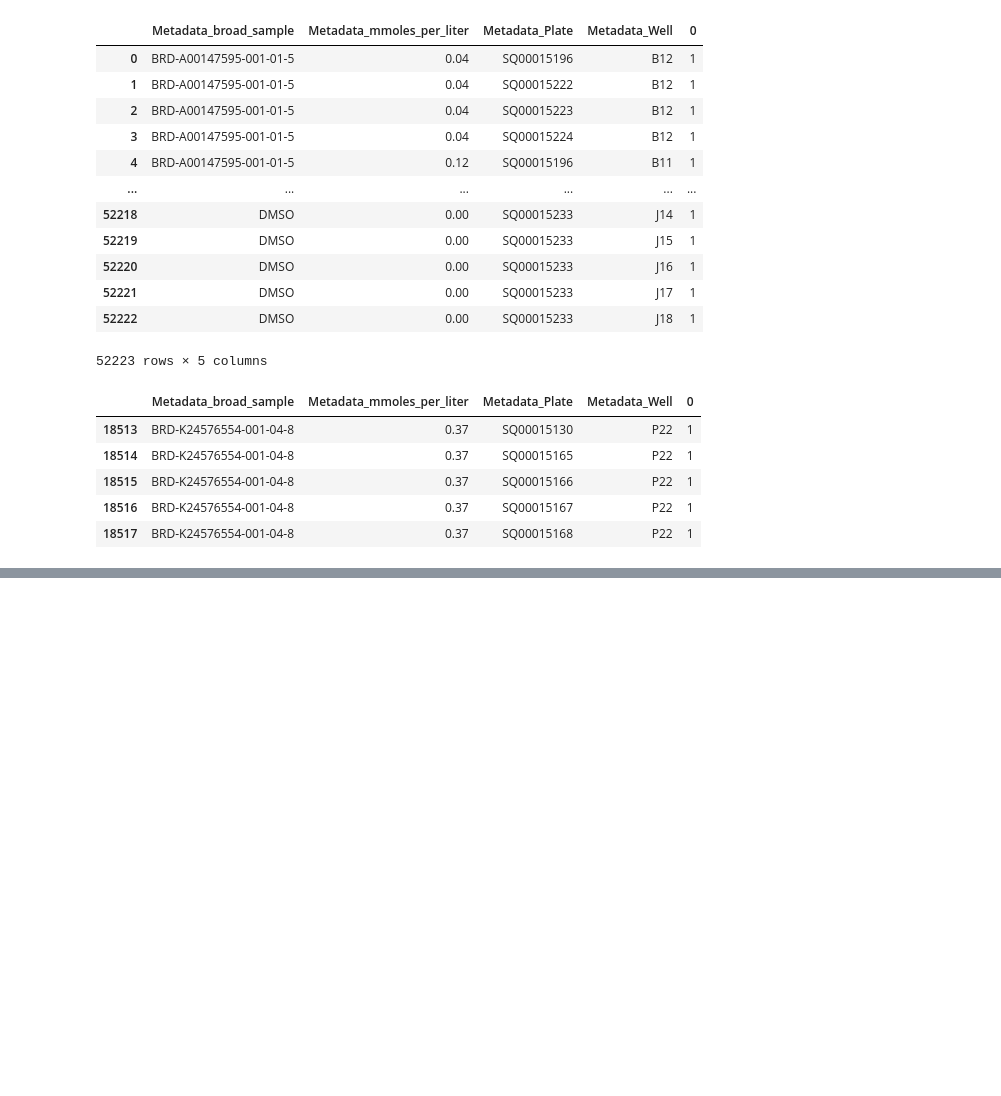
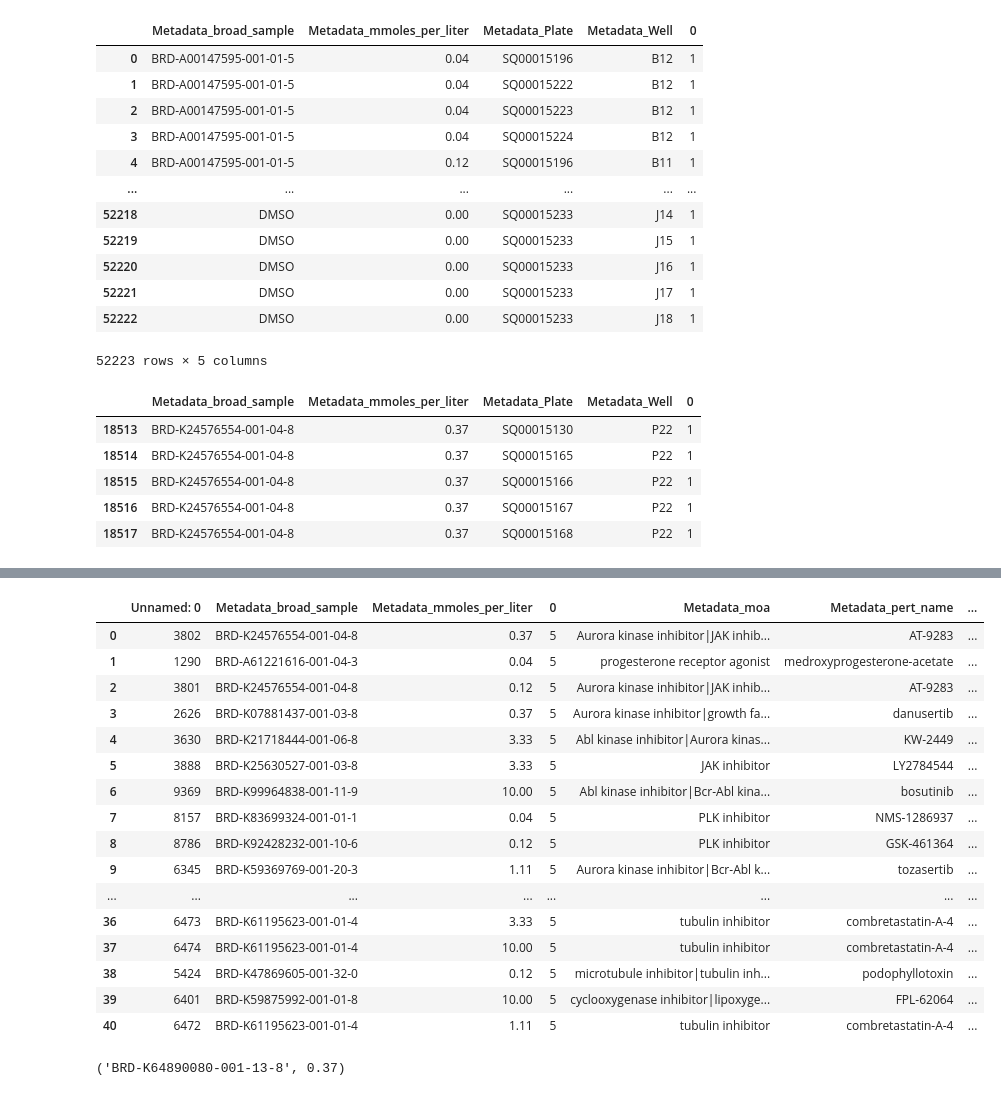
Before and after one commit to broadinstitute/SingleCell_Morphological_Analysis, a Jupyter notebook: 0.read_single_cells.ipynb, the cells around one changed output, grey strips where cells are left out. Saved outputs shown, nothing was run; the diff lists cells and outputs as text; code cells hidden in the pictures; blank space fills up the shorter version.

Commit message:
Update single cell vis funcs

```diff
--- a/0.read_single_cells.ipynb
+++ b/0.read_single_cells.ipynb
@@ -374,8 +383,8 @@ import pickle
 drug_list_rank=pd.read_excel("/home/ubuntu/bucket/projects/2016_08_01_RadialMitochondriaDistribution_donna/\
 workspace/Metadata_drugRep/drugList_20210115_uncorrForSiteAgg.xlsx")
 drug_list_rank=drug_list_rank[~drug_list_rank["phenotype_abundance_pval"].isnull()]
-
-drug_list_rank=drug_list_rank.sort_values(by=['phenotype_abundance_t'],ascending=1)
+drug_list_rank_Top=drug_list_rank.loc[0:20].append(drug_list_rank.loc[drug_list_rank.shape[0]-20:]).reset_index(drop=True)
+# drug_list_rank=drug_list_rank.sort_values(by=['phenotype_abundance_t'],ascending=1)
 
 meta_lincs=pd.read_csv("/home/ubuntu/bucket/projects/2018_04_20_Rosetta/\
 workspace/results/synth_meta/meta_lincs_repLevel.csv")
@@ -393,9 +402,10 @@ batchName='2016_04_01_a549_48hr_batch1_Mito_Project'
 
 
 
-for row in range(drug_list_rank.shape[0]):#[1140:]:
+for row in range(drug_list_rank_Top.shape[0]):#[1140:]:
     X_Metadata_broad_sample,X_Metadata_mmoles_per_liter=\
-    drug_list_rank.loc[row,['Metadata_broad_sample','Metadata_mmoles_per_liter']].values;
+    drug_list_rank_Top.loc[row,['Metadata_broad_sample','Metadata_mmoles_per_liter']].values;
+
 
     pert=X_Metadata_broad_sample+"_"+str(X_Metadata_mmoles_per_liter)
     print(pert)
@@ -404,6 +414,7 @@ for row in range(drug_list_rank.shape[0]):#[1140:]:
     start_time = time.time()
 
     pert_df_allP0=[]
+    pert_df_dmsos0=[]
     for j in range(pert_df.shape[0]):
         # p,wells="SQ00015195",["A13"]
         p,wells=pert_df.loc[j,"Metadata_Plate"],[pert_df.loc[j,"Metadata_Well"]]
@@ -414,10 +425,17 @@ for row in range(drug_list_rank.shape[0]):#[1140:]:
         df_p_s=readSingleCellData_sqlalch_well_subset(fileName,wells);
         pert_df_allP0.append(df_p_s)
 
+        ## fo DMSO
+        wells=meta_lincs2[(meta_lincs2["Metadata_Plate"]==p) & (meta_lincs2["Metadata_broad_sample"]=="DMSO")].Metadata_Well.tolist()
+        df_p_s0=readSingleCellData_sqlalch_well_subset(fileName,wells);
+        pert_df_dmsos0.append(df_p_s0.sample(500))
+
     pert_df_allP = pd.concat(pert_df_allP0)
+    pert_df_dmsos = pd.concat(pert_df_dmsos0)
 
     perWellData={}
     perWellData['cp_ss']=pert_df_allP
+    perWellData['cp_ss_control']=pert_df_dmsos
 
     a_file = open("/home/ubuntu/bucket/projects/2016_08_01_RadialMitochondriaDistribution_donna/workspace/drugSCprofiles/"+pert+".pkl", "wb")
     pickle.dump(perWellData, a_file)
@@ -465,0 +479,33 @@ row
+# %%
+drug_list_rank_Top["n_replicates"]=drug_list_rank_Top[0]
+df_styled=drug_list_rank_Top.loc[1:1,["Metadata_broad_sample","Metadata_mmoles_per_liter",\
+    "Metadata_pert_name","Metadata_moa","Count_Cells","phenotype_abundance_pval",\
+    "phenotype_abundance_t","n_replicates"]].T
+import dataframe_image as dfi
+dfi.export(df_styled, 'df_styled.png',table_conversion='matplotlib')
+# df_styled.dfi.export('df.png')
+# df_styled.export_png('df_styled.png')
+# %%
+drug_list_rank_Top
+# %% [output]
+|  | Unnamed: 0 | Metadata_broad_sample | Metadata_mmoles_per_liter | 0 | Metadata_moa | Metadata_pert_name | ... |
+| 0 | 3802 | BRD-K24576554-001-04-8 | 0.37 | 5 | Aurora kinase inhibitor|JAK inhib... | AT-9283 | ... |
+| 1 | 1290 | BRD-A61221616-001-04-3 | 0.04 | 5 | progesterone receptor agonist | medroxyprogesterone-acetate | ... |
+| 2 | 3801 | BRD-K24576554-001-04-8 | 0.12 | 5 | Aurora kinase inhibitor|JAK inhib... | AT-9283 | ... |
+| 3 | 2626 | BRD-K07881437-001-03-8 | 0.37 | 5 | Aurora kinase inhibitor|growth fa... | danusertib | ... |
+| 4 | 3630 | BRD-K21718444-001-06-8 | 3.33 | 5 | Abl kinase inhibitor|Aurora kinas... | KW-2449 | ... |
+| 5 | 3888 | BRD-K25630527-001-03-8 | 3.33 | 5 | JAK inhibitor | LY2784544 | ... |
+| 6 | 9369 | BRD-K99964838-001-11-9 | 10.00 | 5 | Abl kinase inhibitor|Bcr-Abl kina... | bosutinib | ... |
+| 7 | 8157 | BRD-K83699324-001-01-1 | 0.04 | 5 | PLK inhibitor | NMS-1286937 | ... |
+| 8 | 8786 | BRD-K92428232-001-10-6 | 0.12 | 5 | PLK inhibitor | GSK-461364 | ... |
+| 9 | 6345 | BRD-K59369769-001-20-3 | 1.11 | 5 | Aurora kinase inhibitor|Bcr-Abl k... | tozasertib | ... |
+| ... | ... | ... | ... | ... | ... | ... | ... |
+| 36 | 6473 | BRD-K61195623-001-01-4 | 3.33 | 5 | tubulin inhibitor | combretastatin-A-4 | ... |
+| 37 | 6474 | BRD-K61195623-001-01-4 | 10.00 | 5 | tubulin inhibitor | combretastatin-A-4 | ... |
+| 38 | 5424 | BRD-K47869605-001-32-0 | 0.12 | 5 | microtubule inhibitor|tubulin inh... | podophyllotoxin | ... |
+| 39 | 6401 | BRD-K59875992-001-01-8 | 10.00 | 5 | cyclooxygenase inhibitor|lipoxyge... | FPL-62064 | ... |
+| 40 | 6472 | BRD-K61195623-001-01-4 | 1.11 | 5 | tubulin inhibitor | combretastatin-A-4 | ... |
+# %%
+X_Metadata_broad_sample,X_Metadata_mmoles_per_liter
+# %% [output]
+('BRD-K64890080-001-13-8', 0.37)
```
Also changed, not shown: parts of 40 cells of this notebook, 3 other files.
